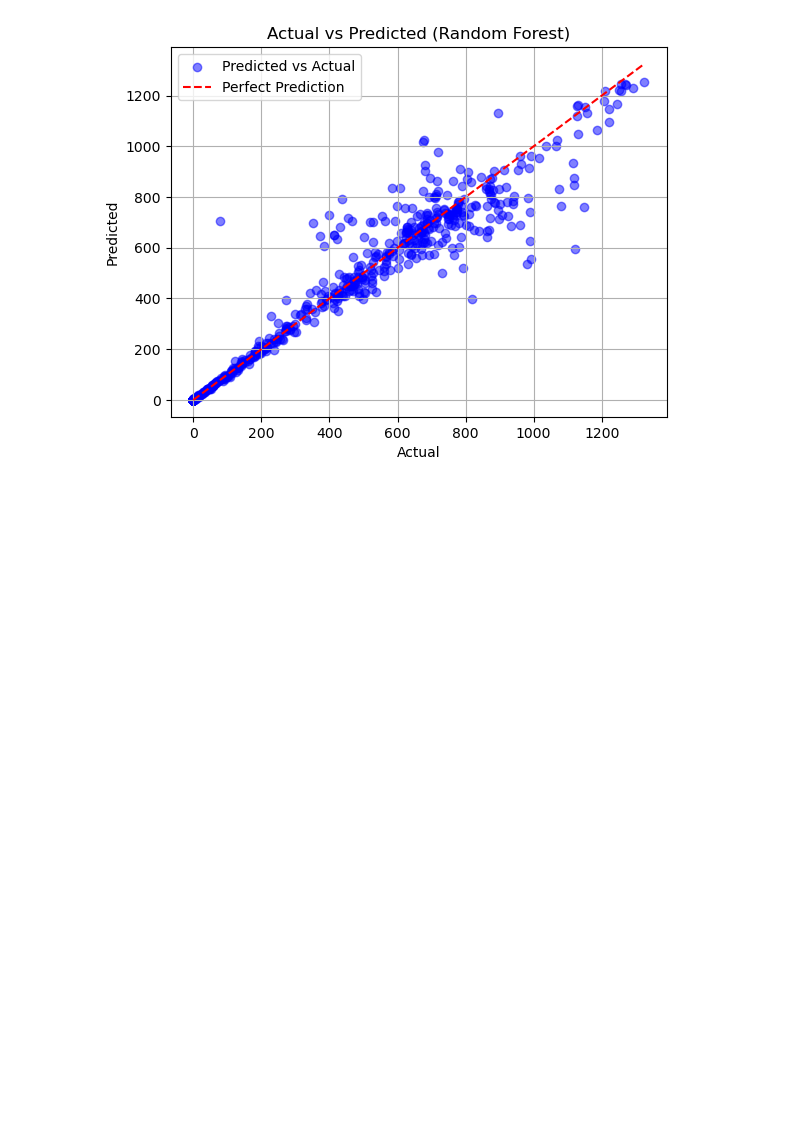
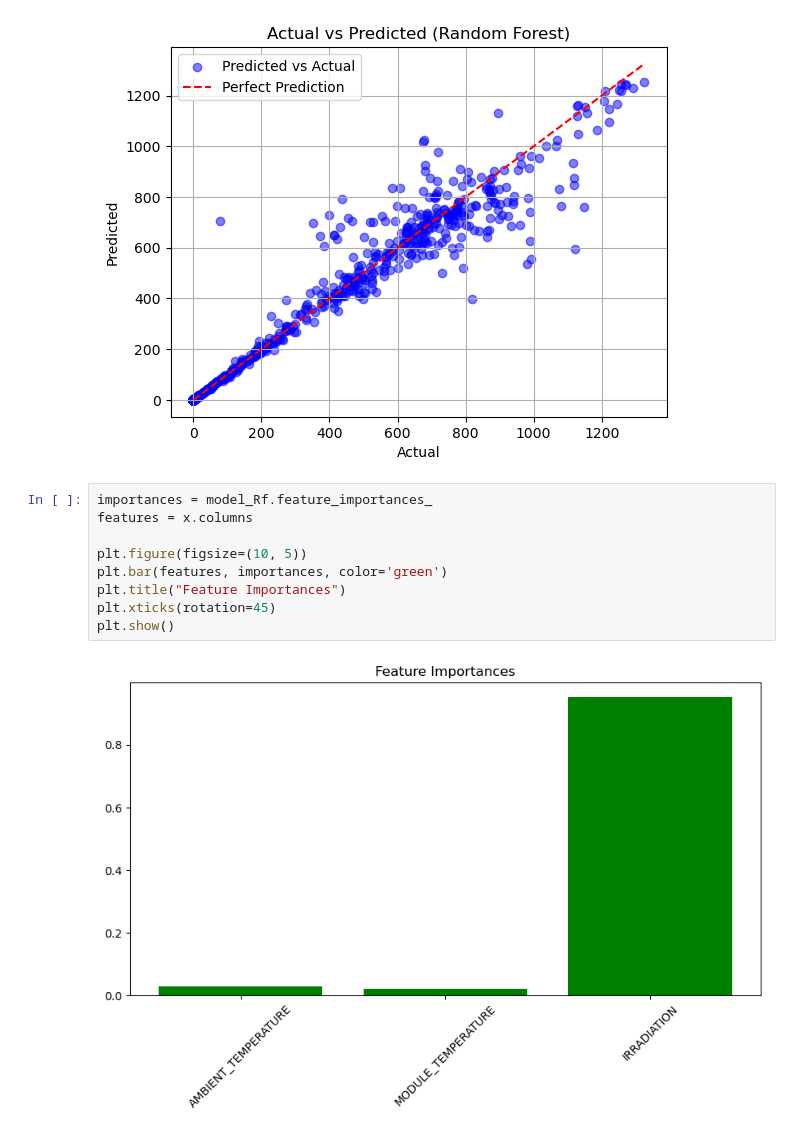
Before and after one commit to SayRai1/oroject-H1, a Jupyter notebook: Train_model_sola.ipynb, the cells around one changed output. Drawn from its saved outputs; the diff is of its cells as text; blank space fills up the shorter version.

```diff
--- a/Train_model_sola.ipynb
+++ b/Train_model_sola.ipynb
@@ -128,3 +128,14 @@ plt.grid(True)
 plt.show()
 # %% [output]
 [figure]
+# %%
+importances = model_Rf.feature_importances_
+features = x.columns
+
+plt.figure(figsize=(10, 5))
+plt.bar(features, importances, color='green')
+plt.title("Feature Importances")
+plt.xticks(rotation=45)
+plt.show()
+# %% [output]
+[figure, added]
```
Also changed, not shown: parts of 10 cells of this notebook.
